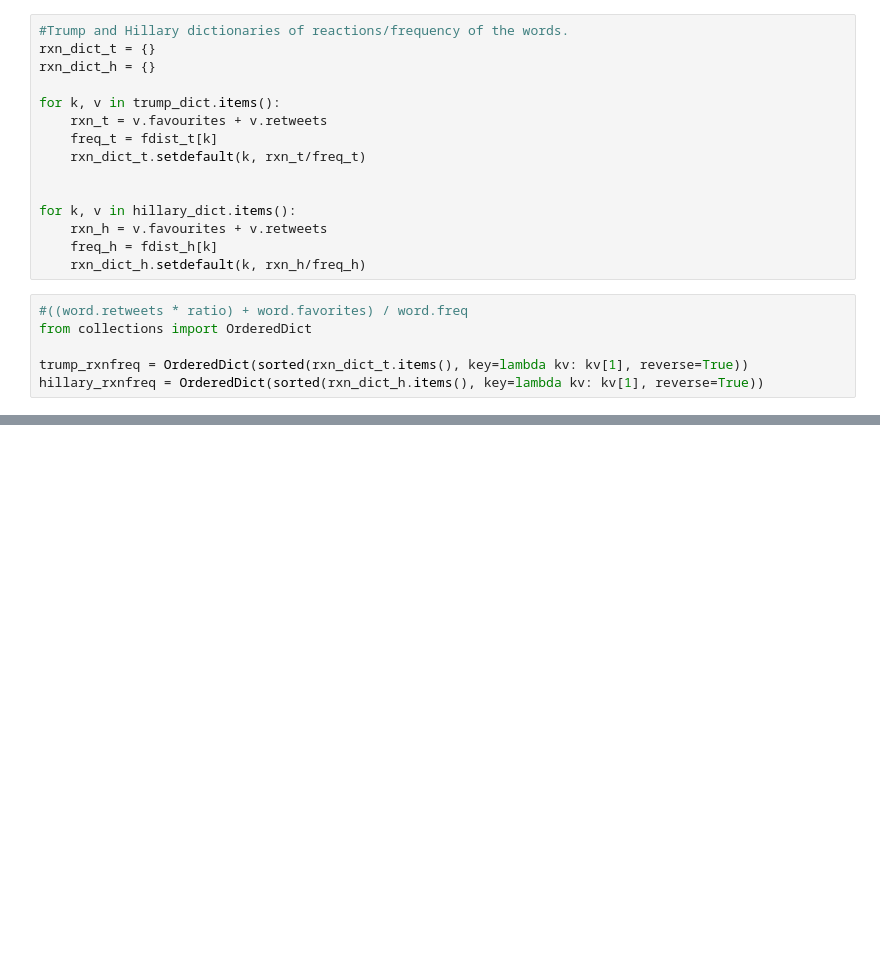
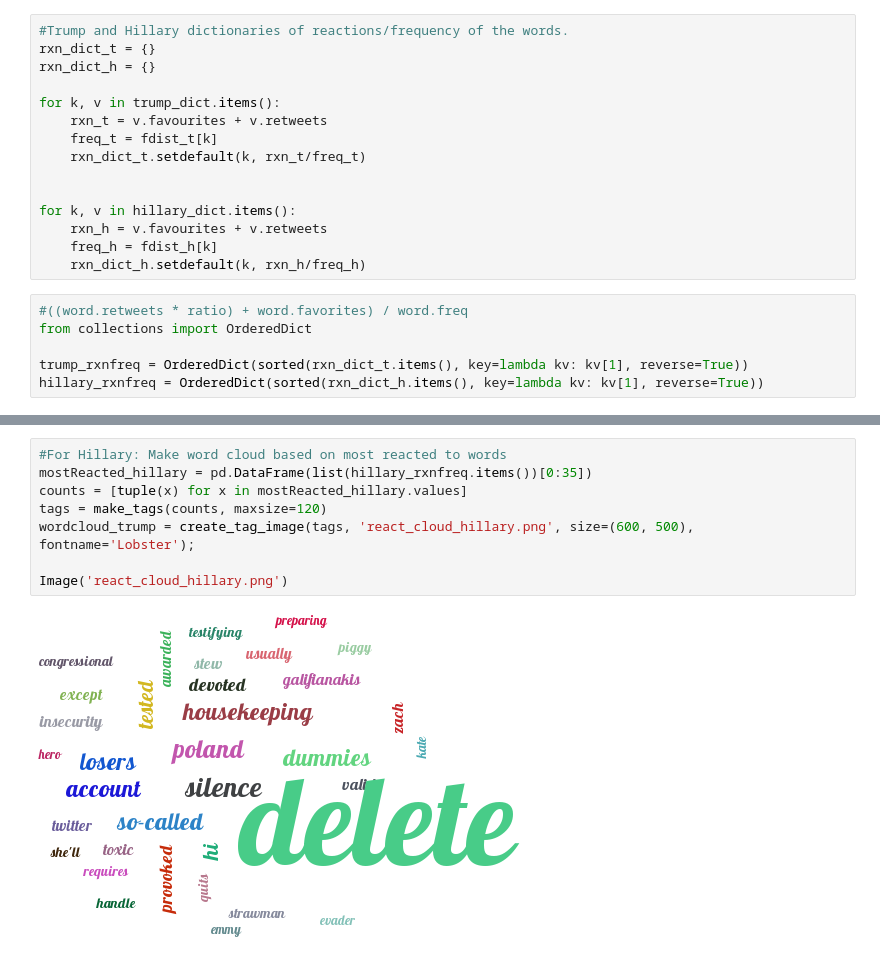
Before and after one commit to Del012/Pr_024, a Jupyter notebook: Final_Rough_Draft.ipynb, the cells around one changed output, grey strips where cells are left out. Saved outputs shown, nothing was run; the diff lists cells and outputs as text; blank space fills up the shorter version.

```diff
--- a/Final_Rough_Draft.ipynb
+++ b/Final_Rough_Draft.ipynb
@@ -293,0 +361,10 @@ dfFreq_h
+# %%
+#For Hillary: Make word cloud based on most reacted to words
+mostReacted_hillary = pd.DataFrame(list(hillary_rxnfreq.items())[0:35])
+counts = [tuple(x) for x in mostReacted_hillary.values]
+tags = make_tags(counts, maxsize=120)
+wordcloud_trump = create_tag_image(tags, 'react_cloud_hillary.png', size=(600, 500), fontname='Lobster');
+
+Image('react_cloud_hillary.png')
+# %% [output]
+[figure, added]
```
Also changed, not shown: parts of 16 cells of this notebook.
